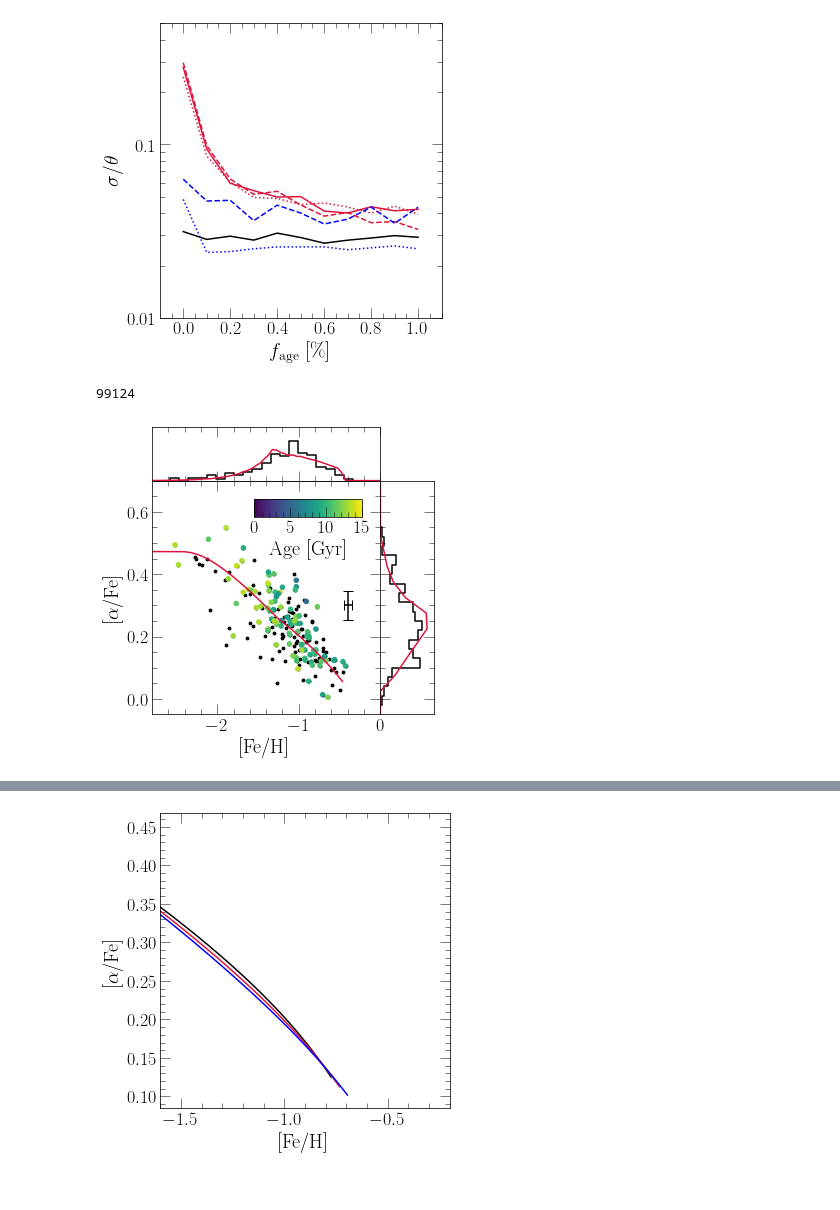
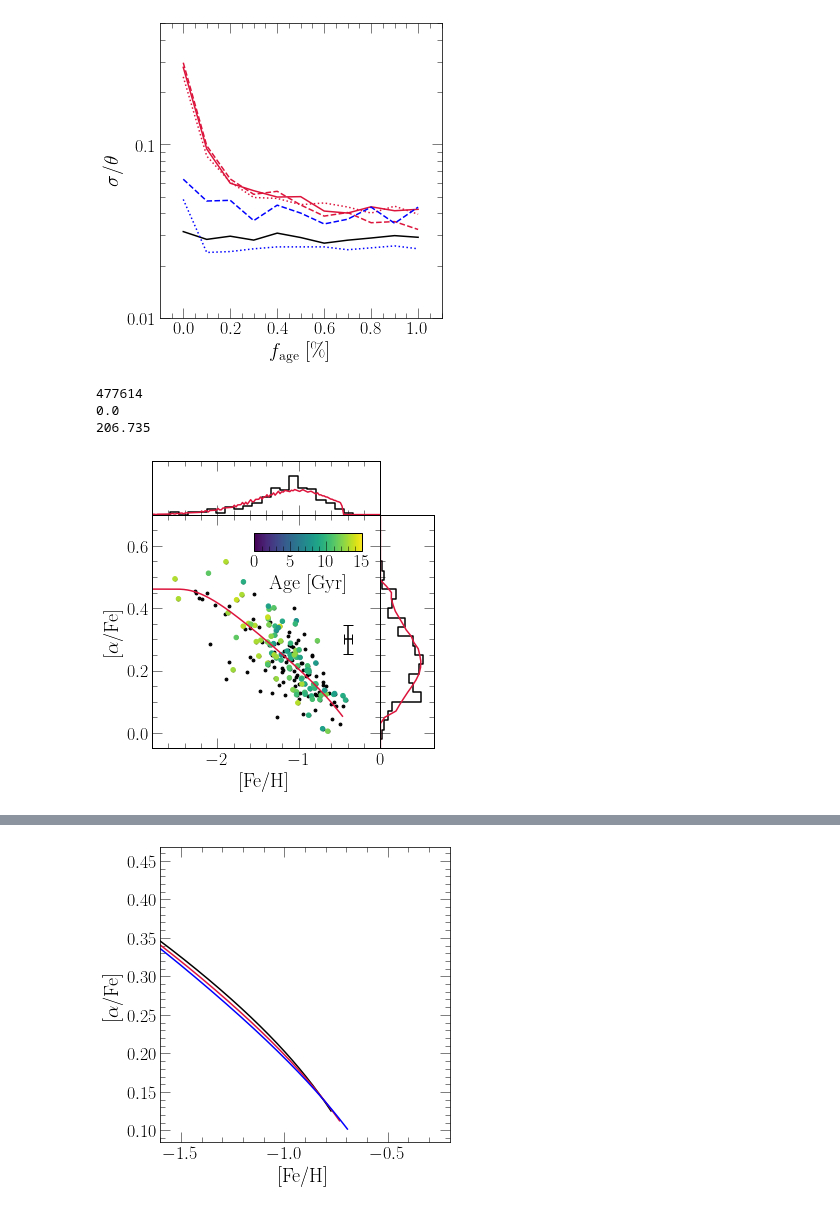
Before and after one commit to giganano/h3halo, a Jupyter notebook: notebooks/paperplots.ipynb, the cells around one changed output, grey strips where cells are left out. Saved outputs shown, nothing was run; the diff lists cells and outputs as text; code cells hidden in the pictures.

Commit message:
paper progress

```diff
--- a/notebooks/paperplots.ipynb
+++ b/notebooks/paperplots.ipynb
@@ -143,8 +170,8 @@ ax.set_ylim([0, 0.25])
 # ax.set_yticks([0, 0.05, 0.1, 0.15, 0.2])
 
 kwargs = {
-    "bins": 25,
-    "range": [0, 20],
+    "bins": 35,
+    "range": [0, 30],
     "density": True
 }
 age_dist, age_bins = np.histogram(mock["age"], **kwargs)
@@ -162,7 +189,7 @@ with vice.output("../mocksamples/fiducial") as true:
     indeces = np.random.choice(list(range(len(sfrfrac))), p = sfrfrac, size = int(1e4))
     resampled = [diff + true.history["lookback"][indeces[_]] for _ in range(len(indeces))]
     resampled = [10**(m.log10(_) + np.random.normal(scale = 0.1)) for _ in resampled]
-    dist, bins = np.histogram(resampled, bins = 100, range = [0, 20], density = True)
+    dist, bins = np.histogram(resampled, bins = 100, range = [0, 30], density = True)
     xvals = [(a + b) / 2 for a, b in zip(bins[1:], bins[:-1])]
     ax.plot(xvals, dist, c = named_colors()["red"], linestyle = '--')
 
@@ -173,6 +200,8 @@ with vice.output("./bestfit") as bfout:
     yvals = [_ / norm for _ in bfout.history["sfr"]]
     ax.plot(xvals, yvals, c = named_colors()["deepskyblue"])
 
+ax.text(1, 0.20, r"$\chi^2_\text{dof}$ = 0.55", fontsize = 22)
+
 plt.tight_layout()
 for ext in ["pdf", "jpeg"]:
     kwargs = {}
@@ -1096,7 +1125,8 @@ gse["[o/fe]_err"] = raw[:, 3]
 gse["age"] = [10**_ for _ in raw[:, 4]]
 gse["age_err"] = [a * b * m.log(10) for a, b in zip(gse["age"], raw[:, 5])]
 
-raw = np.genfromtxt("../data/gse/gsechem_102k4.out")
+raw = np.genfromtxt("../data/gse/gsechem_512k.out")
+raw = np.array(list(filter(lambda _: 0.4 <= _[0] <= 1.6, raw)))
 chain = vice.dataframe({})
 chain["tau_in"] = [row[0] for row in raw]
 chain["eta"] = [row[1] for row in raw]
@@ -1105,13 +1135,19 @@ chain["tau_tot"] = [row[3] for row in raw]
 chain["y_fe_cc"] = [row[4] for row in raw]
 chain["y_fe_ia"] = [row[5] for row in raw]
 chain["logp"] = [row[6] for row in raw]
+minlogp = min(chain["logp"])
+chain["logp"] = [_ - minlogp for _ in chain["logp"]]
 
-diff = min(chain["logp"]) + 400
-chain["logp"] = [_ - diff for _ in chain["logp"]]
-chain = chain.filter("logp", ">=", 0)
+# diff = min(chain["logp"]) + 400
+# chain["logp"] = [_ - diff for _ in chain["logp"]]
+# chain = chain.filter("logp", ">=", 0)
 print(len(chain["logp"]))
+print(min(chain["logp"]))
+print(max(chain["logp"]))
 # %% [output]
-99124
+477614
+0.0
+206.735
 # %%
 fig = plt.figure()
 ax = fig.add_subplot(111)
@@ -1135,7 +1171,6 @@ cbar_ax = fig.add_axes([0.45, 0.70, 0.3, 0.05])
 cbar = plt.colorbar(sc, cax = cbar_ax, pad = 0, orientation = "horizontal")
 cbar.set_label("Age [Gyr]", labelpad = 3)
 cbar.set_ticks(range(0, 16, 5))
-# ax.errorbar(-0.4, 0.4, xerr = 0.05, yerr = 0.05, c = named_colors()["black"])
 ax.errorbar(-0.4, 0.3, xerr = np.median(gse["[fe/h]_err"]), yerr = np.median(gse["[o/fe]_err"]),
     c = named_colors()["black"])
 
@@ -1164,40 +1199,22 @@ kwargs["range"] = ax.get_ylim()
 afe_dist, afe_bins = np.histogram(gse["[o/fe]"], **kwargs)
 right.step(afe_dist, afe_bins[:-1], where = "pre", c = named_colors()["black"])
 
-# bf_duration = 5.67
-# bf_duration = 5.50
-# bf_duration = 4.88
-bf_duration = 5.27
+bf_duration = 5.40
 with vice.singlezone(name = "./bestfit") as sz:
     sz.elements = ["fe", "o"]
-#     sz.func = exponential()
-#     sz.func = linear_exponential(prefactor = 1000)
-#     sz.func = lambda t: 100
-    sz.func = constant_then_exponential(prefactor = 1000, onset = 1.88, timescale = 0.71)
-#     sz.func.timescale = 1.09
-#     sz.func.timescale = 1.44
+    sz.func = exponential(prefactor = 1000)
+    sz.func.timescale = 1.01
     sz.mode = "ifr"
-#     sz.mode = "sfr"
     sz.dt = bf_duration / 1000
     sz.Mg0 = 0
     sz.nthreads = 2
-#     sz.eta = 8.86
-#     sz.eta = 8.21
-#     sz.eta = 11.47
-    sz.eta = 8.57
-#     sz.tau_star = 16.62
-#     sz.tau_star = 17.73
-#     sz.tau_star = 15.03
-    sz.tau_star = 14.13
-#     sz.bins = np.linspace(-3, 1, 401)
+    sz.eta = 8.84
+    sz.tau_star = 16.08
+    sz.bins = np.linspace(-3, 1, 201)
     vice.yields.ccsne.settings['o'] = 0.01
     vice.yields.sneia.settings['o'] = 0
-#     vice.yields.ccsne.settings['fe'] = 0.77 / 1000
-#     vice.yields.sneia.settings['fe'] = 1.23 / 1000
-#     vice.yields.ccsne.settings['fe'] = 0.83 / 1000
-#     vice.yields.sneia.settings['fe'] = 1.04 / 1000
-    vice.yields.ccsne.settings['fe'] = 0.76 / 1000
-    vice.yields.sneia.settings['fe'] = 1.31 / 1000
+    vice.yields.ccsne.settings['fe'] = 0.78 / 1000
+    vice.yields.sneia.settings['fe'] = 1.23 / 1000
     bfout = sz.run(np.linspace(0, bf_duration, 1001), overwrite = True, capture = True)
 
 kwargs = {"c": named_colors()["crimson"]}
@@ -1221,50 +1238,50 @@ right.plot(bfout.mdf["dn/d[o/fe]"], xvals, **kwargs)
 # with vice.singlezone(name = "sampled") as sz:
 #     for i in range(n_subs):
 #         sz.elements = ["fe", "o"]
-#         sz.func = exponential(timescale = chain["tau_in"][indeces[i]])
-#         sz.func.timescale = chain["tau_in"][indeces[i]]
+#         sz.func = exponential(prefactor = 1000, timescale = chain["tau_in"][indeces[i]])
 #         sz.mode = "ifr"
 #         sz.Mg0 = 0
 #         sz.nthreads = 2
 #         sz.tau_star = chain["tau_star"][indeces[i]]
 #         sz.eta = chain["eta"][indeces[i]]
 #         sz.dt = chain["tau_tot"][indeces[i]] / 500
+#         sz.bins = np.linspace(-3, 1, 201)
 #         vice.yields.ccsne.settings['fe'] = chain["y_fe_cc"][indeces[i]]
 #         vice.yields.sneia.settings['fe'] = chain["y_fe_ia"][indeces[i]]
 #         out = sz.run(np.linspace(0, chain["tau_tot"][indeces[i]], 501),
 #             overwrite = True, capture = True)
 
 #         kwargs["alpha"] = 0.02
 #         ax.plot(out.history["[fe/h]"], out.history["[o/fe]"], **kwargs)
 
 #         xvals = [(a + b) / 2 for a, b in zip(out.mdf["bin_edge_left"], out.mdf["bin_edge_right"])]
 #         kwargs["alpha"] = 0.01
 #         top.plot(xvals, out.mdf["dn/d[fe/h]"], **kwargs)
 #         right.plot(out.mdf["dn/d[o/fe]"], xvals, **kwargs)
 
 #         sys.stdout.write("\r%d" % (i))
 # sys.stdout.write("\n")
 
 plt.tight_layout()
 plt.subplots_adjust(right = 0.8, top = 0.8)
 top.set_position([
     ax.get_position().x0,
     ax.get_position().y1,
     ax.get_position().x1 - ax.get_position().x0,
     0.15
 ])
 right.set_position([
     ax.get_position().x1,
     ax.get_position().y0,
     0.15,
     ax.get_position().y1 - ax.get_position().y0
 ])
-for ext in ["pdf", "jpeg"]:
-    kwargs = {}
-    if ext == "jpeg": kwargs["dpi"] = 200
-    plt.savefig("../paper/gsefit_afe_feh.%s" % (ext), **kwargs)
+# for ext in ["pdf", "jpeg"]:
+#     kwargs = {}
+#     if ext == "jpeg": kwargs["dpi"] = 200
+#     plt.savefig("../paper/gsefit_afe_feh.%s" % (ext), **kwargs)
 plt.show()
 # %% [output]
-[figure, old version]
+[figure, new version]
 # %%
 cosmological_age = 13.2
```
Also changed, not shown: parts of 8 cells of this notebook, 29 other files.
